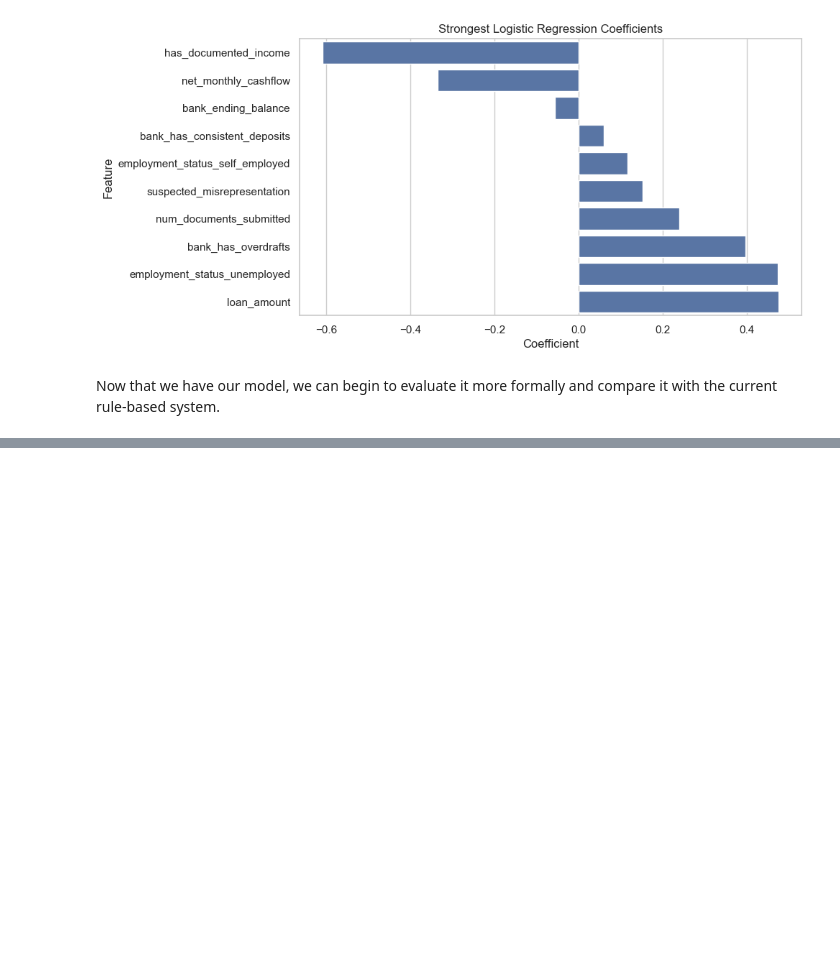
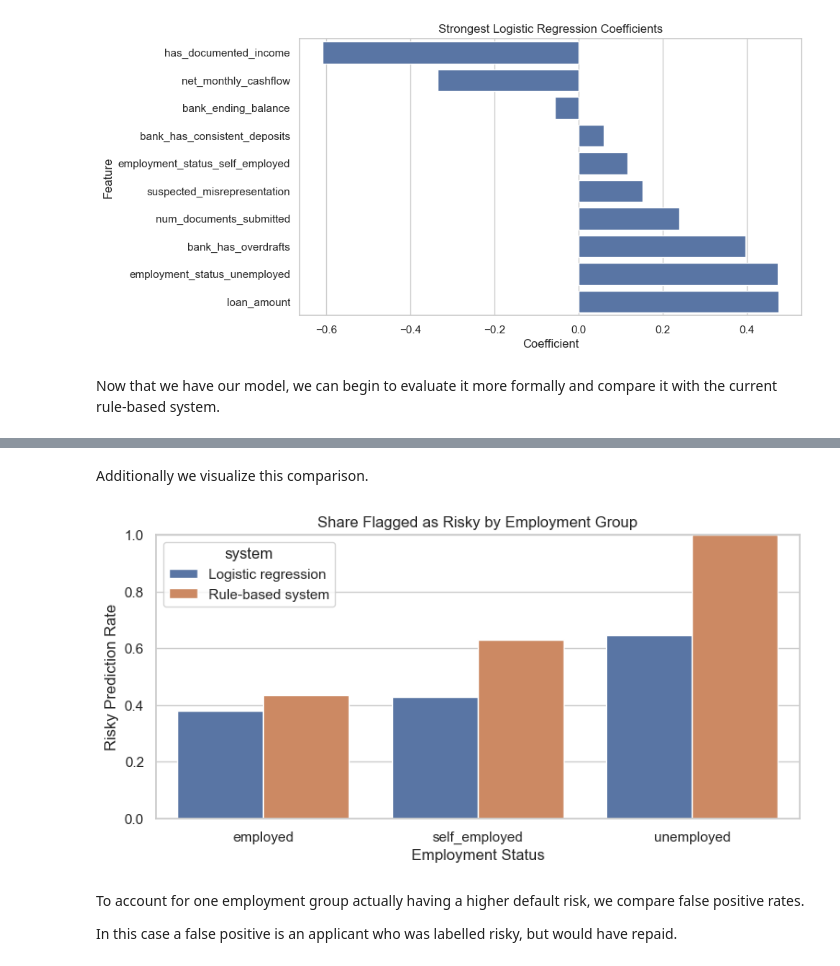
Before and after one commit to manavV245/loan-default-predictor, a Jupyter notebook: notebooks/ML_take_home.ipynb, the cells around one changed output, grey strips where cells are left out. Saved outputs shown, nothing was run; the diff lists cells and outputs as text; code cells hidden in the pictures; blank space fills up the shorter version.

```diff
--- a/notebooks/ML_take_home.ipynb
+++ b/notebooks/ML_take_home.ipynb
@@ -550,0 +737,14 @@ Now that we have our model, we can begin to evaluate it more formally and compar
+# %%
+group_decision_summary = (
+    eval_df.groupby("employment_status")
+    .agg(
+        n_holdout=("target_default", "size"),
+        actual_default_rate=("target_default", "mean"),
+        model_risky_rate=("model_pred", "mean"),
+        baseline_risky_rate=("baseline_pred", "mean")
+    )
+    .sort_values("n_holdout", ascending=False)
+    .round(3)
+)
+
+display(group_decision_summary)
@@ -550,0 +757,36 @@ Now that we have our model, we can begin to evaluate it more formally and compar
+# %% [markdown]
+Additionally we visualize this comparison.
+# %%
+decision_plot_df = (
+    group_decision_summary[["model_risky_rate", "baseline_risky_rate"]]
+    .reset_index()
+    .melt(
+        id_vars="employment_status",
+        var_name="system",
+        value_name="risky_rate"
+    )
+)
+
+decision_plot_df["system"] = decision_plot_df["system"].replace({
+    "model_risky_rate": "Logistic regression",
+    "baseline_risky_rate": "Rule-based system"
+})
+
+plt.figure(figsize=(9, 4))
+sns.barplot(
+    data=decision_plot_df,
+    x="employment_status",
+    y="risky_rate",
+    hue="system"
+)
+plt.title("Share Flagged as Risky by Employment Group")
+plt.xlabel("Employment Status")
+plt.ylabel("Risky Prediction Rate")
+plt.ylim(0, 1)
+plt.show()
+# %% [output]
+[figure, added]
+# %% [markdown]
+To account for one employment group actually having a higher default risk, we compare false positive rates.
+
+In this case a false positive is an applicant who was labelled risky, but would have repaid.
```
Also changed, not shown: parts of 20 cells of this notebook.
